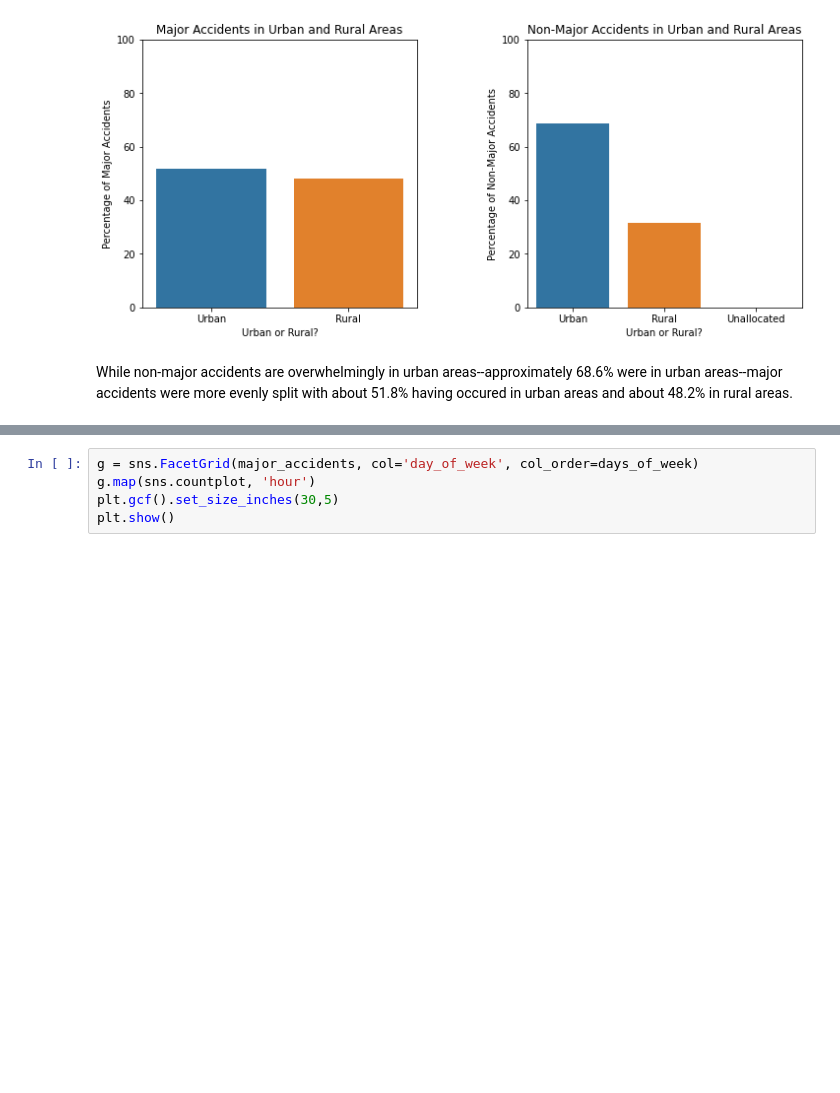
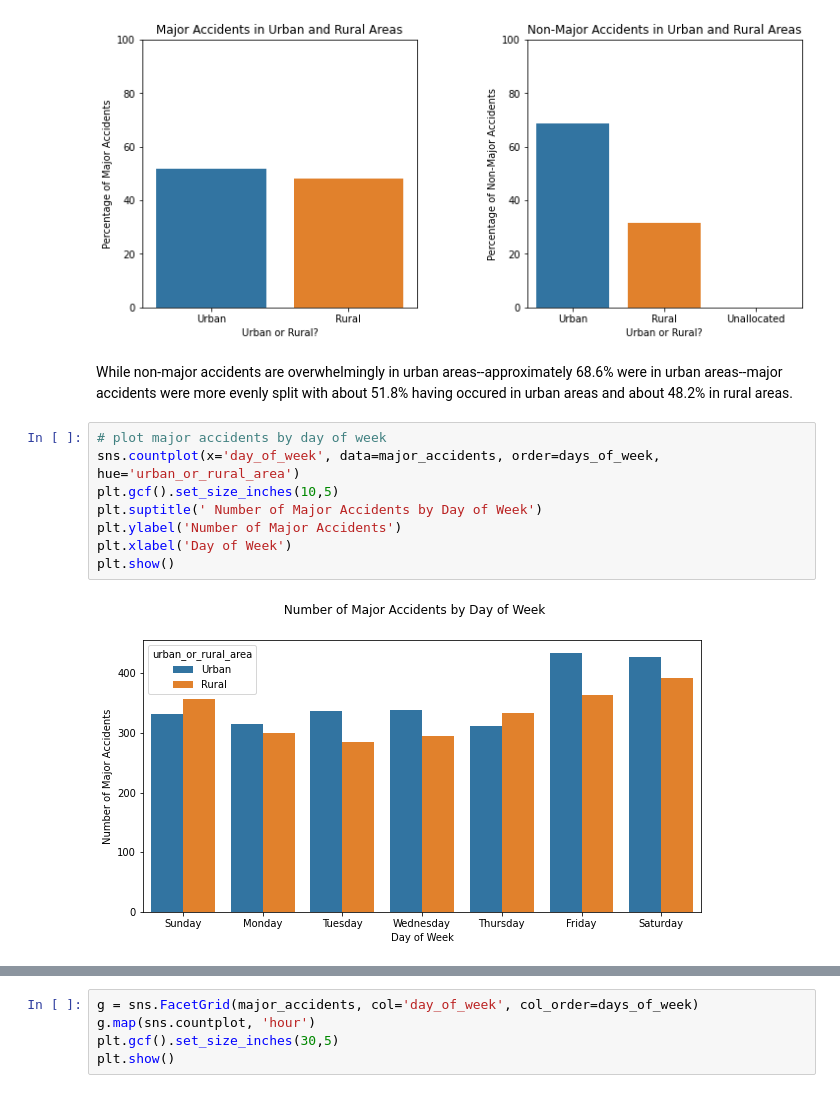
Before and after one commit to teruki-i/high_fatality_accidents, a Jupyter notebook: notebook.ipynb, the cells around one changed output, grey strips where cells are left out. Saved outputs shown, nothing was run; the diff lists cells and outputs as text; blank space fills up the shorter version.

Commit message:
added code to examine major accidents by day of week and time of day in urban and rural areas

```diff
--- a/notebook.ipynb
+++ b/notebook.ipynb
@@ -459,3 +459,13 @@ plt.show()
 [figure]
 # %% [markdown]
 While non-major accidents are overwhelmingly in urban areas--approximately 68.6% were in urban areas--major accidents were more evenly split with about 51.8% having occured in urban areas and about 48.2% in rural areas.
+# %%
+# plot major accidents by day of week
+sns.countplot(x='day_of_week', data=major_accidents, order=days_of_week, hue='urban_or_rural_area')
+plt.gcf().set_size_inches(10,5)
+plt.suptitle(' Number of Major Accidents by Day of Week')
+plt.ylabel('Number of Major Accidents')
+plt.xlabel('Day of Week')
+plt.show()
+# %% [output]
+[figure, added]
```
Also changed, not shown: parts of 2 cells of this notebook.
